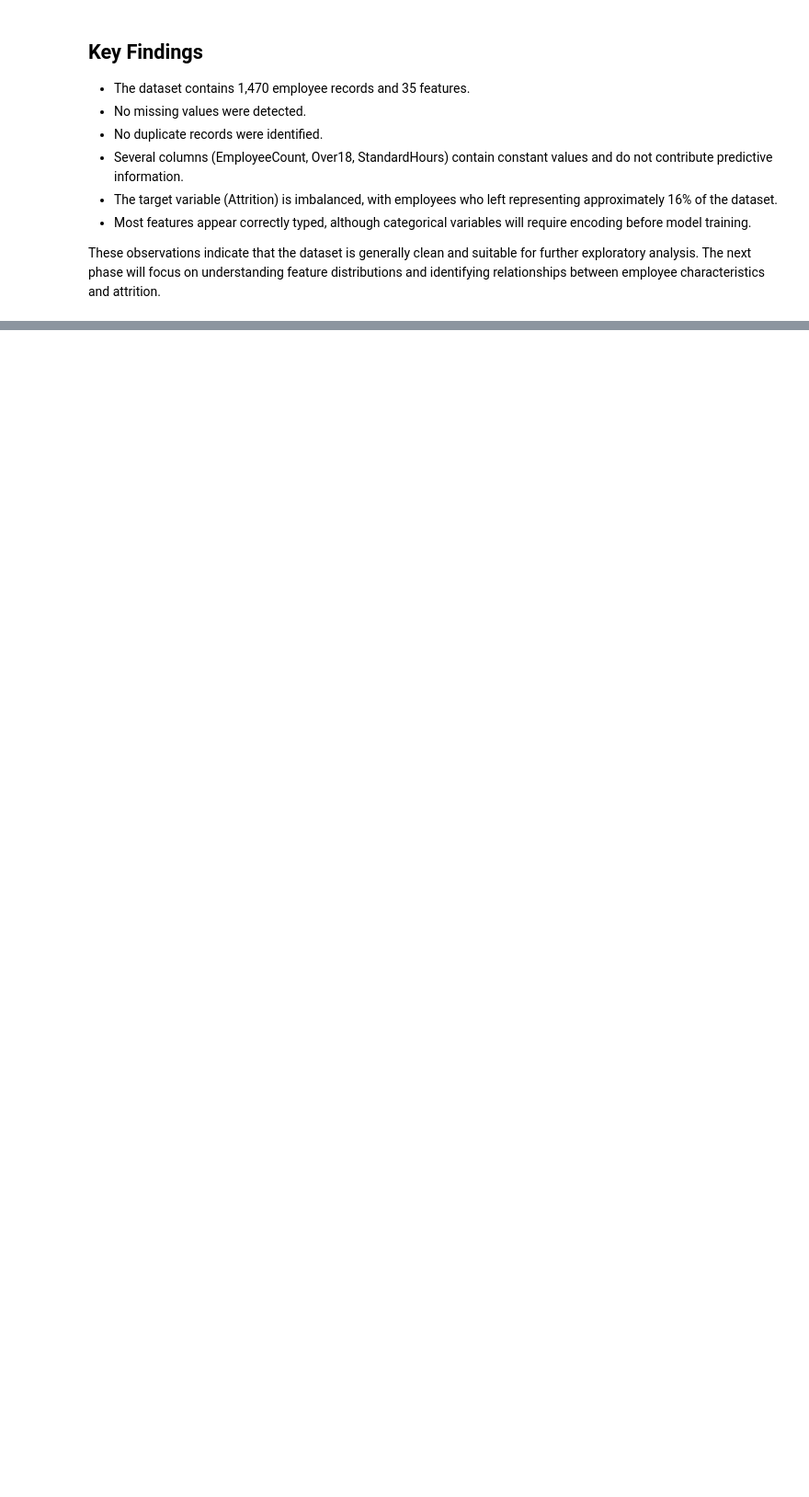
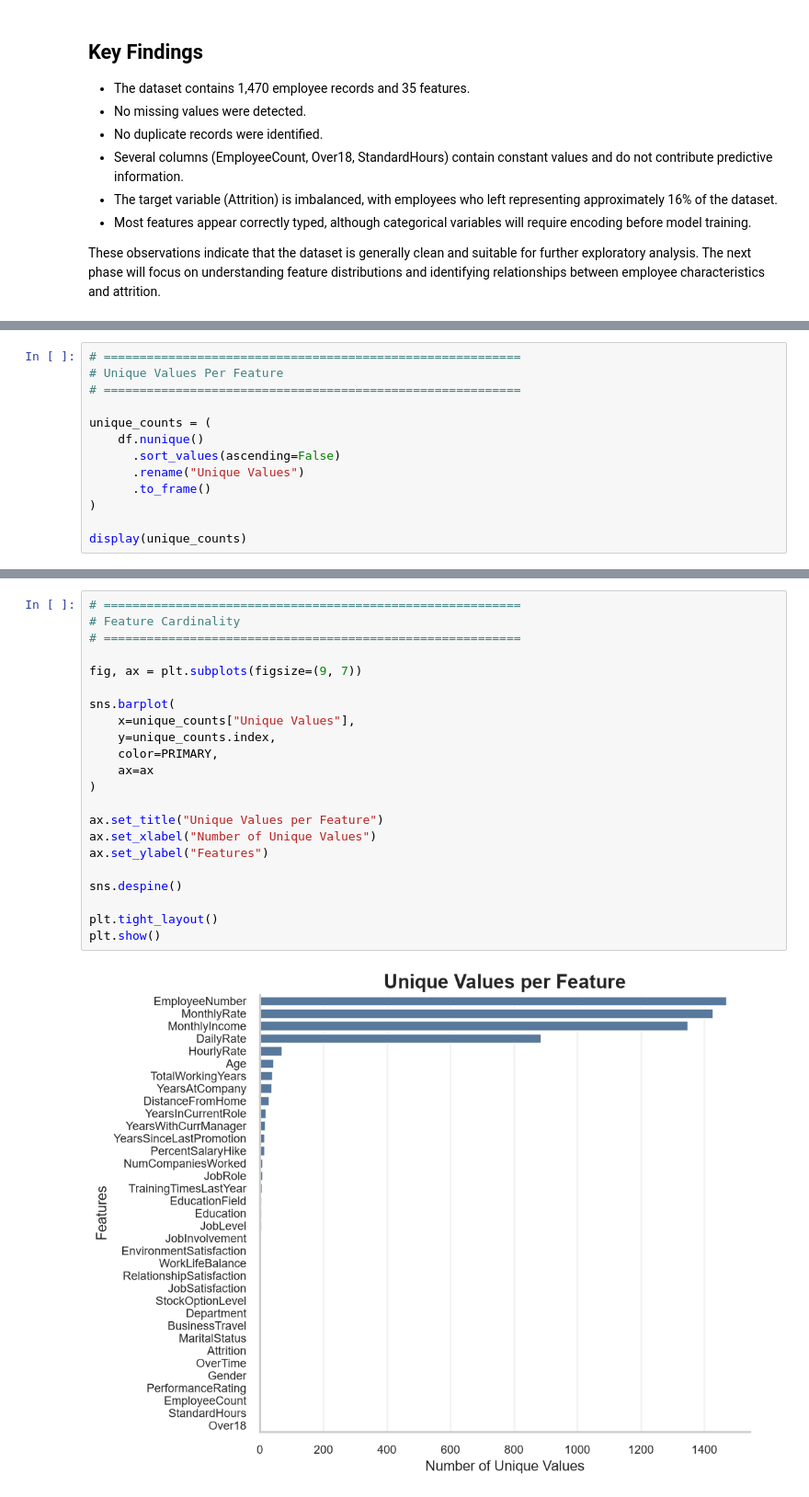
Before and after one commit to amankumarjha006/Attrition_Platform, a Jupyter notebook: ml/notebooks/01_data_quality_audit.ipynb, the cells around one changed output, grey strips where cells are left out. Shown at 92% size. Saved outputs shown, nothing was run; the diff lists cells and outputs as text; blank space fills up the shorter version.

```diff
--- a/ml/notebooks/01_data_quality_audit.ipynb
+++ b/ml/notebooks/01_data_quality_audit.ipynb
@@ -312,0 +315,13 @@ These observations indicate that the dataset is generally clean and suitable for
+# %%
+# ==========================================================
+# Unique Values Per Feature
+# ==========================================================
+
+unique_counts = (
+    df.nunique()
+      .sort_values(ascending=False)
+      .rename("Unique Values")
+      .to_frame()
+)
+
+display(unique_counts)
@@ -312,0 +346,24 @@ These observations indicate that the dataset is generally clean and suitable for
+# %%
+# ==========================================================
+# Feature Cardinality
+# ==========================================================
+
+fig, ax = plt.subplots(figsize=(9, 7))
+
+sns.barplot(
+    x=unique_counts["Unique Values"],
+    y=unique_counts.index,
+    color=PRIMARY,
+    ax=ax
+)
+
+ax.set_title("Unique Values per Feature")
+ax.set_xlabel("Number of Unique Values")
+ax.set_ylabel("Features")
+
+sns.despine()
+
+plt.tight_layout()
+plt.show()
+# %% [output]
+[figure, added]
```
Also changed, not shown: parts of 2 cells of this notebook.
